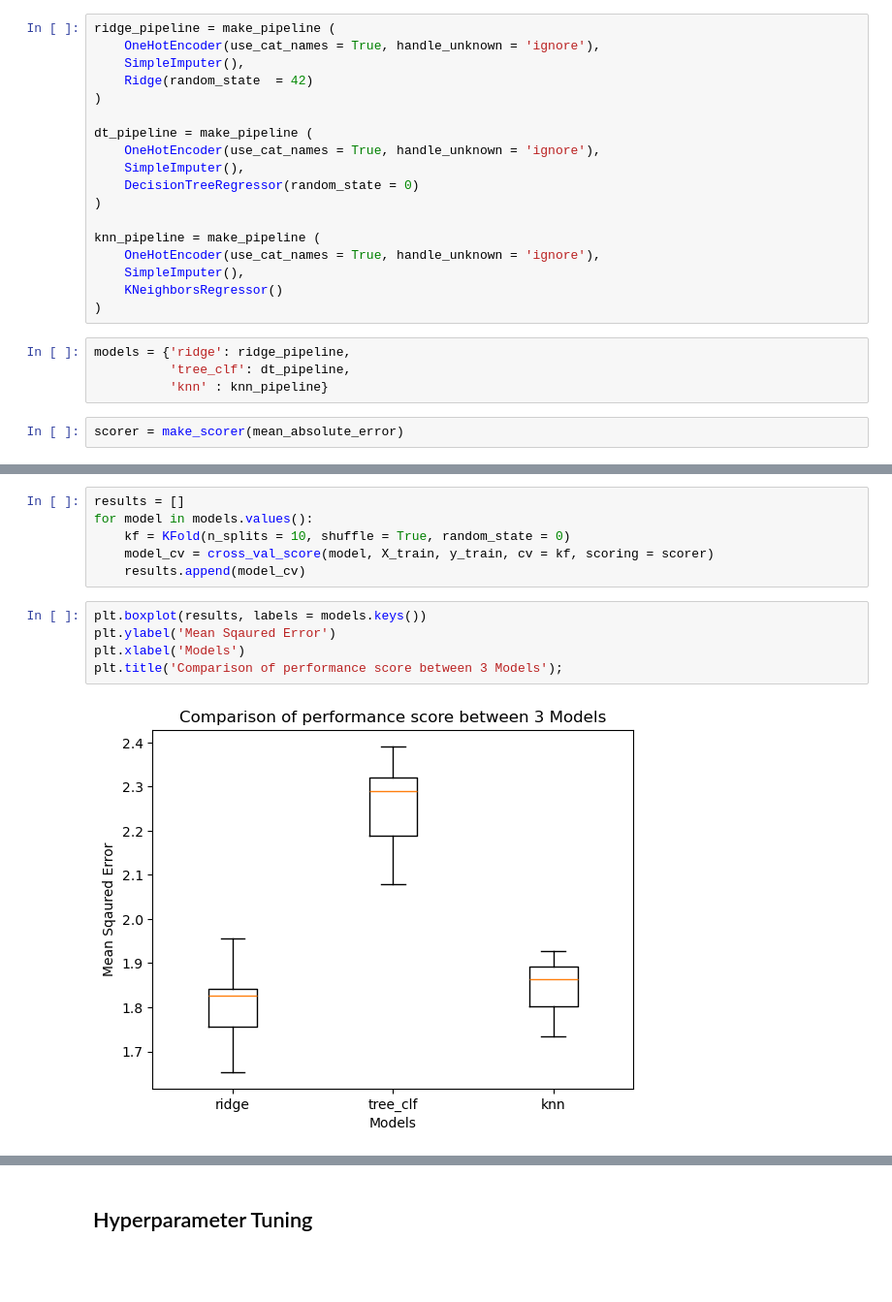
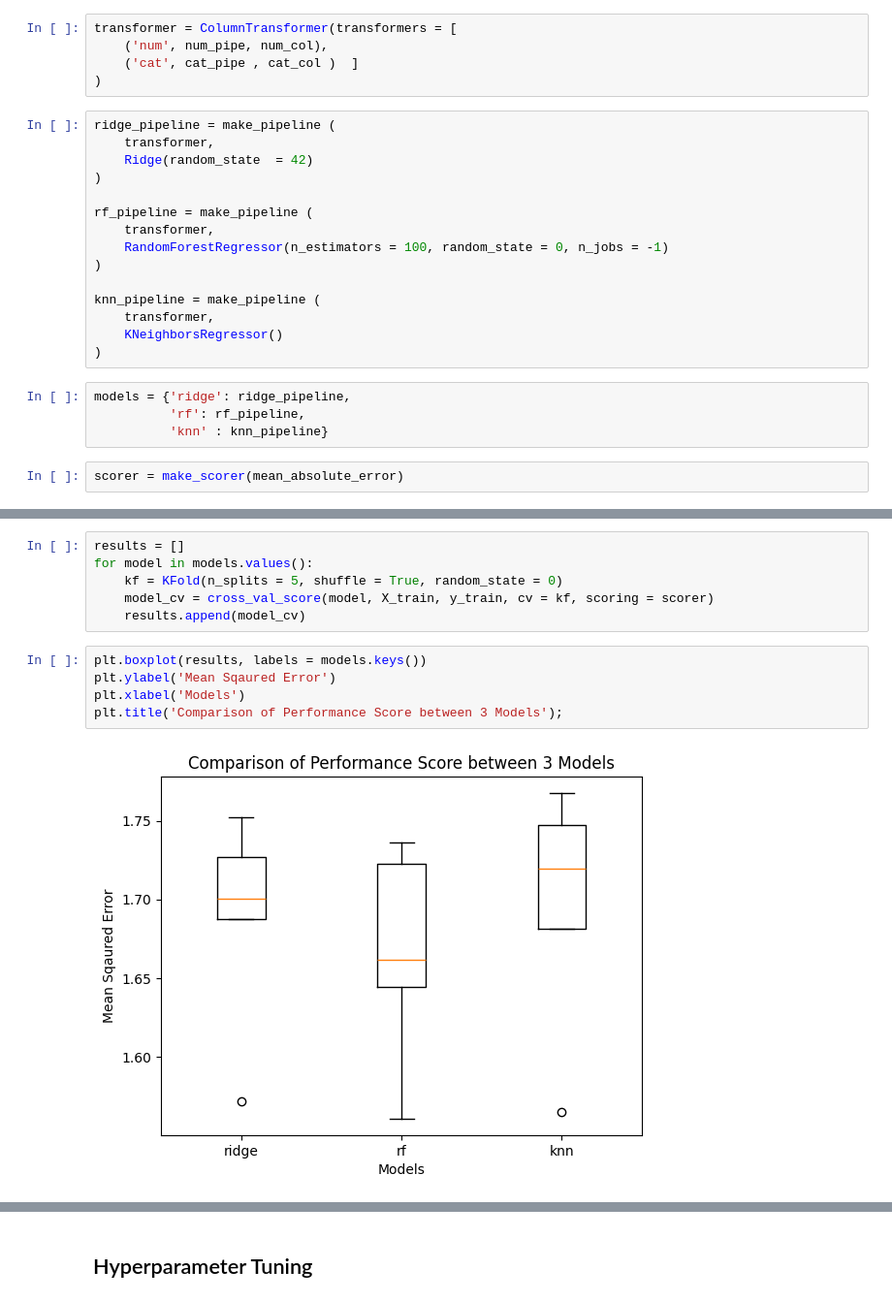
Before and after one commit to Calaabdul/Abalone_age_prediction, a Jupyter notebook: Untitled.ipynb, the cells around one changed output, grey strips where cells are left out. Shown: that part at 97% size. Cells and saved outputs as stored; diff of their text form; blank space fills up the shorter version.

Commit message:
add app.py and change model

```diff
--- a/Untitled.ipynb
+++ b/Untitled.ipynb
@@ -196,24 +217,26 @@ print(baseline_acc)
+# %%
+transformer = ColumnTransformer(transformers = [
+    ('num', num_pipe, num_col),
+    ('cat', cat_pipe , cat_col )  ]
+)
 # %%
 ridge_pipeline = make_pipeline (
-    OneHotEncoder(use_cat_names = True, handle_unknown = 'ignore'),
-    SimpleImputer(),
+    transformer,
     Ridge(random_state  = 42)
 )
 
-dt_pipeline = make_pipeline (
-    OneHotEncoder(use_cat_names = True, handle_unknown = 'ignore'),
-    SimpleImputer(),
-    DecisionTreeRegressor(random_state = 0)
+rf_pipeline = make_pipeline (
+    transformer,
+    RandomForestRegressor(n_estimators = 100, random_state = 0, n_jobs = -1)
 )
 
 knn_pipeline = make_pipeline (
-    OneHotEncoder(use_cat_names = True, handle_unknown = 'ignore'),
-    SimpleImputer(),
+    transformer,
     KNeighborsRegressor()
 )
 # %%
 models = {'ridge': ridge_pipeline,
-          'tree_clf': dt_pipeline,
+          'rf': rf_pipeline,
           'knn' : knn_pipeline}
 # %%
 scorer = make_scorer(mean_absolute_error)
@@ -220,13 +245,13 @@ scorer = make_scorer(mean_absolute_error)
 # %%
 results = []
 for model in models.values():
-    kf = KFold(n_splits = 10, shuffle = True, random_state = 0)
+    kf = KFold(n_splits = 5, shuffle = True, random_state = 0)
     model_cv = cross_val_score(model, X_train, y_train, cv = kf, scoring = scorer)
     results.append(model_cv)
 # %%
 plt.boxplot(results, labels = models.keys())
 plt.ylabel('Mean Sqaured Error')
 plt.xlabel('Models')
-plt.title('Comparison of performance score between 3 Models');
+plt.title('Comparison of Performance Score between 3 Models');
 # %% [output]
-[figure, old version]
+[figure, new version]
```
Also changed, not shown: parts of 37 cells of this notebook, 3 other files.
